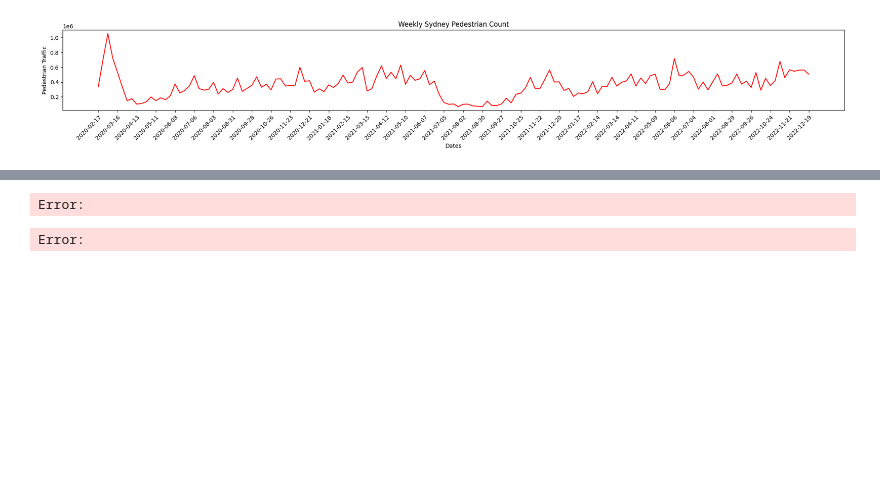
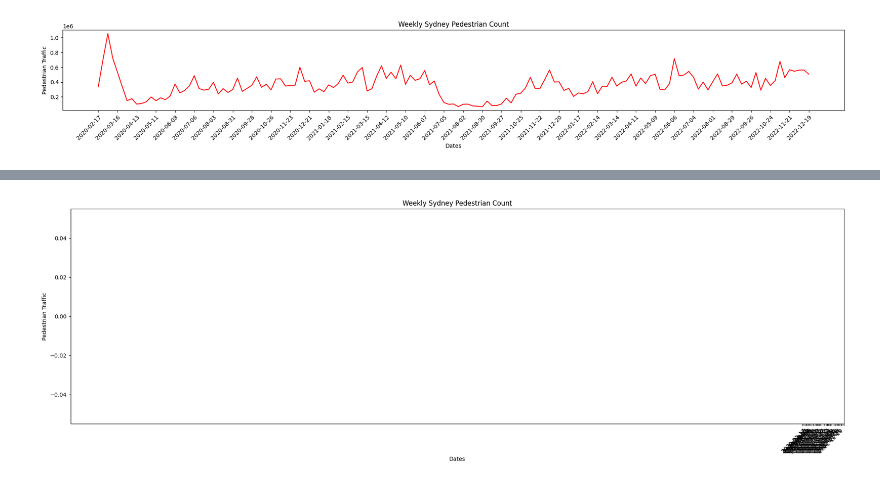
Before and after one commit to Gsirron/DataScience-sydney-pedestrians, a Jupyter notebook: Covid_activity.ipynb, the cells around one changed output, grey strips where cells are left out. Saved outputs shown, nothing was run; the diff lists cells and outputs as text; code cells hidden in the pictures; blank space fills up the shorter version.

```diff
--- a/Covid_activity.ipynb
+++ b/Covid_activity.ipynb
@@ -207,34 +271,33 @@ def init():
 # set figures
 fig = plt.figure(figsize=(25,7))
 ax = fig.add_subplot(1,1,1)
  #rotate the x-axis values
 plt.xticks(rotation=45, ha="right", rotation_mode="anchor")
 # set the titles
 ax.set_title('Weekly Sydney Pedestrian Count')
 ax.set_ylabel('Pedestrian Traffic')
 ax.set_xlabel('Dates')
 # set the xtick frequencies
 ax.set_xticks(weekly_group_df.shortdate[::4])
 # formate the dates
 ax.xaxis.set_major_formatter(mdates.DateFormatter("%Y-%m-%d"))
 ax.xaxis.set_minor_formatter(mdates.DateFormatter("%Y-%m-%d"))
 # initate line
 line, = ax.plot([], [], lw=2)
 # empty lists for the animation
 xs,ys = [],[]
 # animation function that loops through frames i
 def run(i):
 	xs.append(weekly_group_df.shortdate.iloc[i])
 	ys.append(weekly_group_df.totalcount.iloc[i])
 	line.set_data(xs, ys)
 	ax.relim()
 	ax.autoscale()
 	return line,
 # magic happens
-animate = ani.FuncAnimation(fig, run, interval=100, frames = 148,init_func = init)
+# animate = ani.FuncAnimation(fig, run, interval=100, frames = 148,init_func = init)
 # save the animation in a gif using PillowWriter
-animate.save("Weekly-Sydney-Pedestrian-Count.gif", dpi=300, writer=PillowWriter(fps=25))
+# animate.save("Weekly-Sydney-Pedestrian-Count.gif", dpi=300, writer=PillowWriter(fps=25))
 # should be saved as fig in the same folder location
 # %% [output]
-Error:
-Error:
+[figure, added]
```
Also changed, not shown: parts of 5 cells of this notebook.
